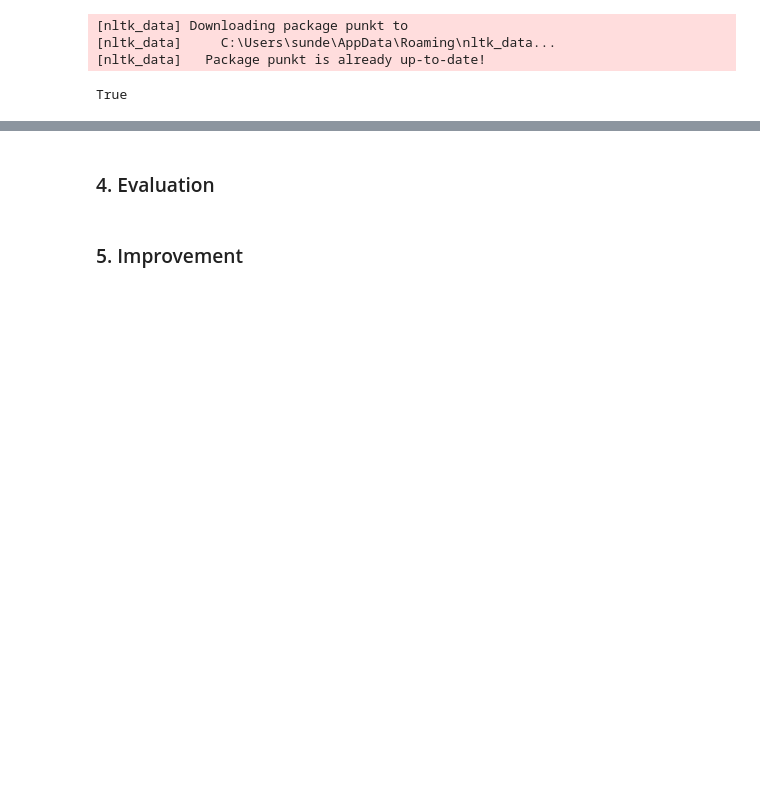
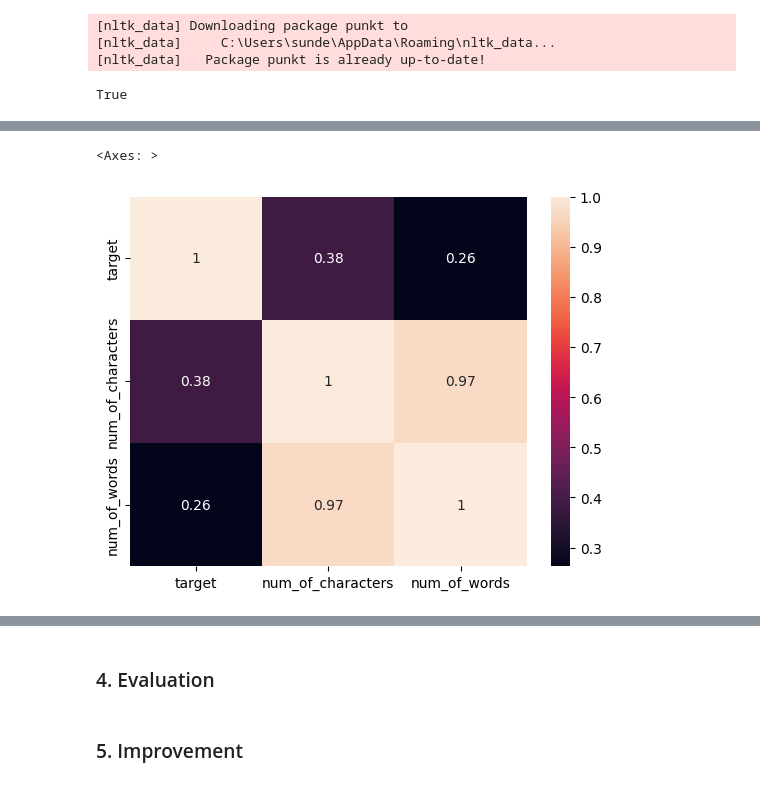
Before and after one commit to SundeepChaluvadi/Email-Spam-Classifier, a Jupyter notebook: Analysis.ipynb, the cells around one changed output, grey strips where cells are left out. Saved outputs shown, nothing was run; the diff lists cells and outputs as text; code cells hidden in the pictures; blank space fills up the shorter version.

```diff
--- a/Analysis.ipynb
+++ b/Analysis.ipynb
@@ -130,2 +203,7 @@ Email_classifier_df['text']
+# %%
+sns.heatmap(Email_classifier_df.select_dtypes(include='number').corr(), annot=True)
+# %% [output]
+<Axes: >
+[figure, added]
 # %% [markdown]
 ### 3. Text Preprocessing
```
Also changed, not shown: parts of 15 cells of this notebook.
